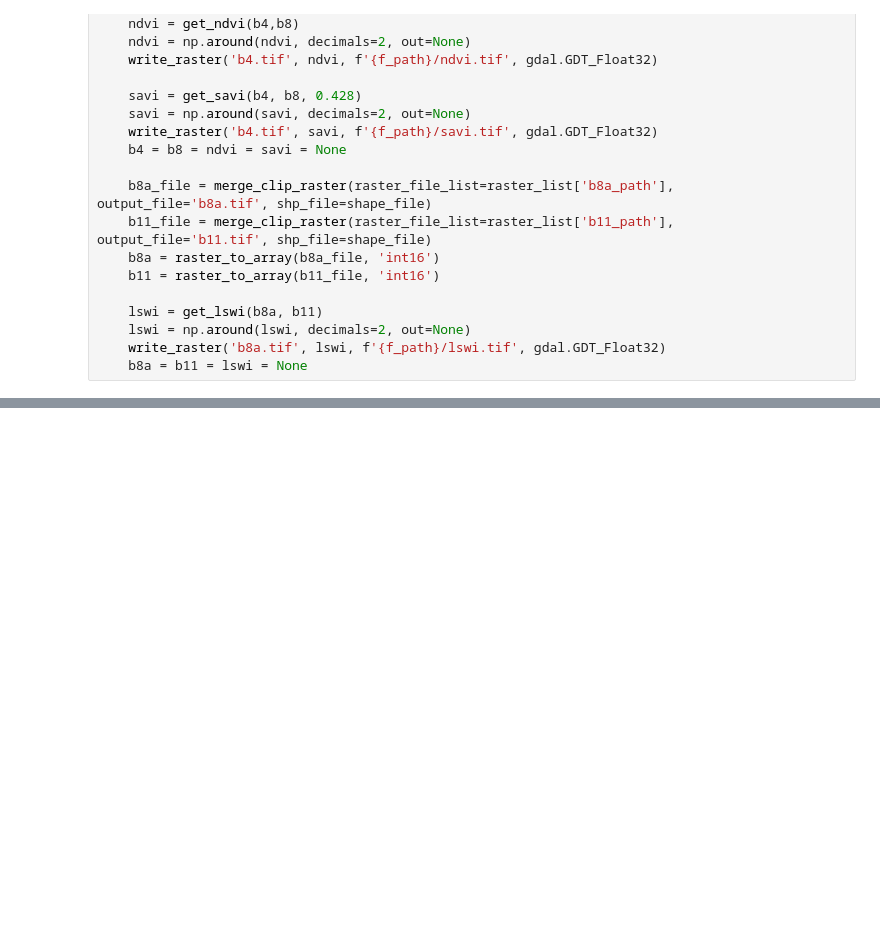
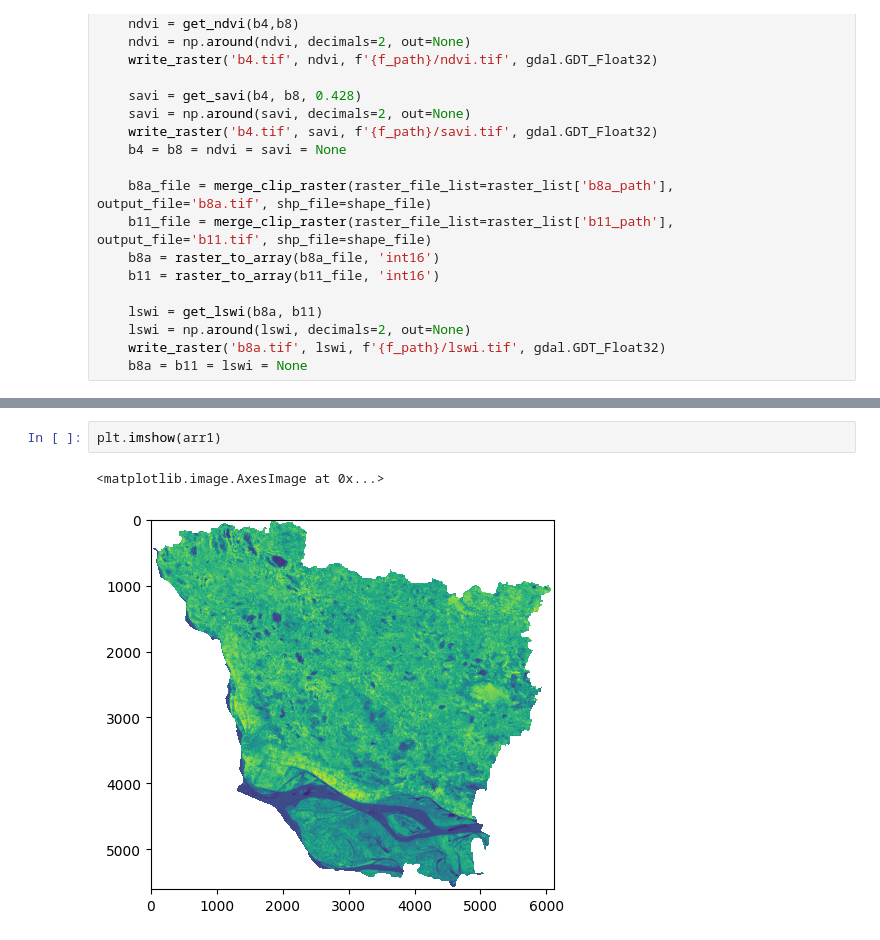
Before and after one commit to sumit-maan/crop-health-monitor, a Jupyter notebook: test.ipynb, the cells around one changed output, grey strips where cells are left out. Cells and saved outputs as stored; diff of their text form; blank space fills up the shorter version.

```diff
--- a/test.ipynb
+++ b/test.ipynb
@@ -77,0 +136,5 @@ Indices are Generated at 2021-11-03
+# %%
+plt.imshow(arr1)
+# %% [output]
+<matplotlib.image.AxesImage at 0x...>
+[figure, added]
```
Also changed, not shown: parts of 10 cells of this notebook.
